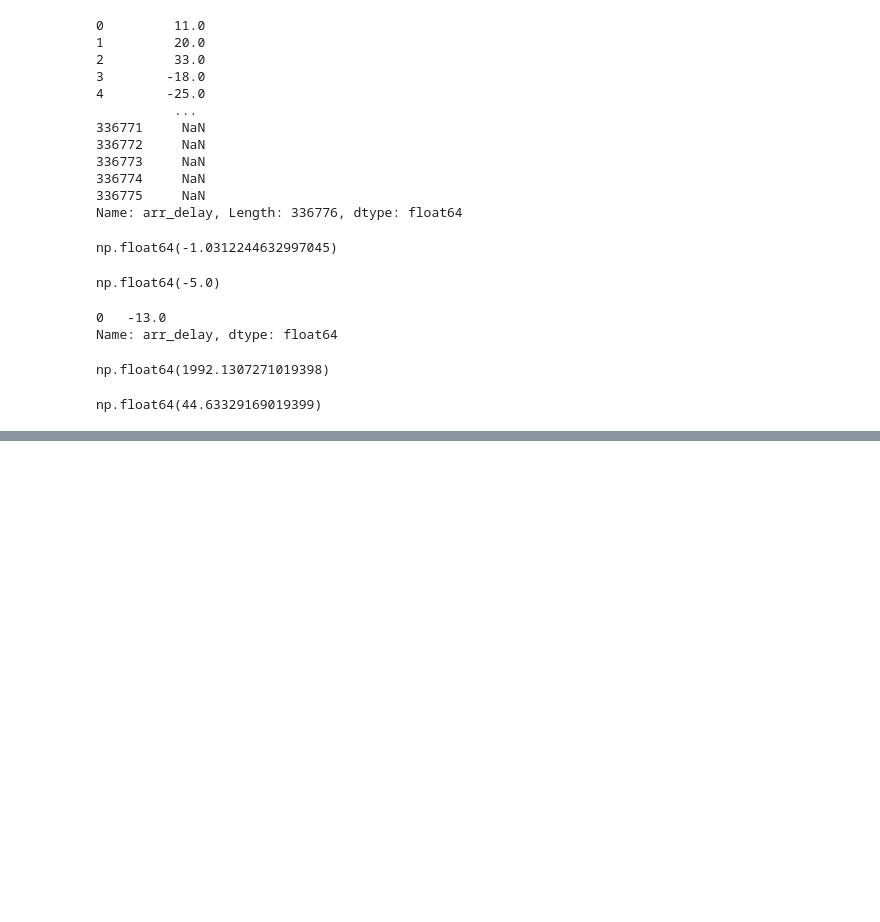
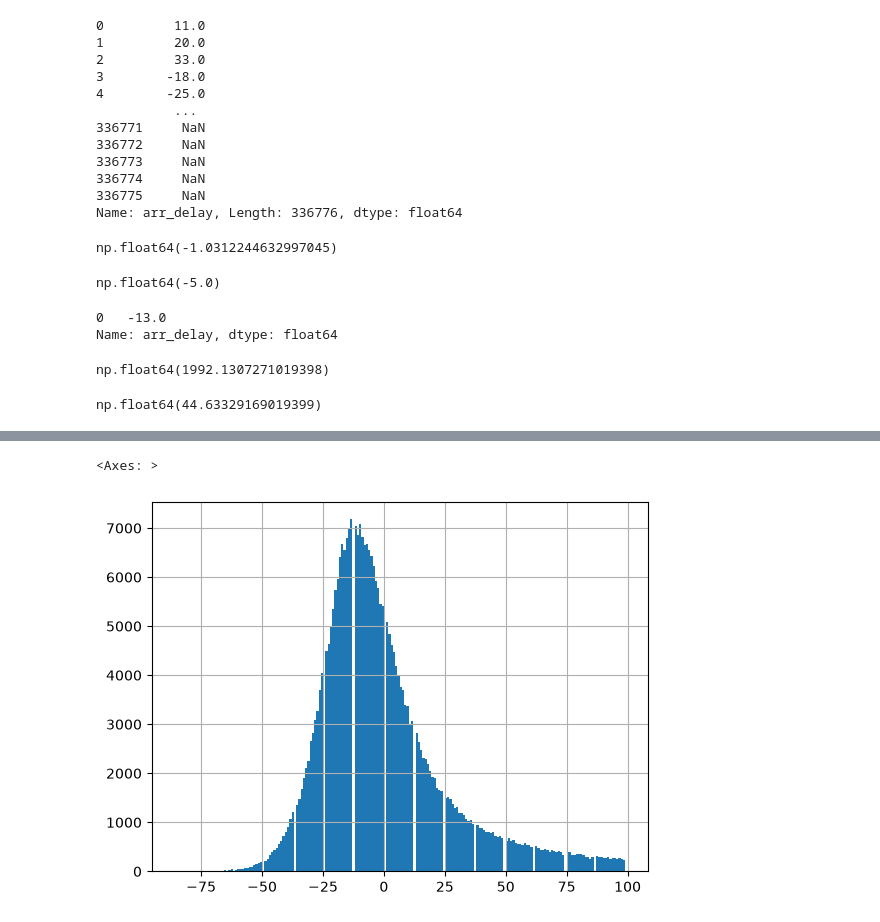
Before and after one commit to Sina-mjd/Data-Science-Learning-Journey, a Jupyter notebook: 02_Descriptive_Statistics/02_descriptive_stats.ipynb, the cells around one changed output, grey strips where cells are left out. Drawn from its saved outputs; the diff is of its cells as text; code cells hidden in the pictures; blank space fills up the shorter version.

```diff
--- a/02_Descriptive_Statistics/02_descriptive_stats.ipynb
+++ b/02_Descriptive_Statistics/02_descriptive_stats.ipynb
@@ -55,0 +66,5 @@ np.float64(44.63329169019399)
+# %%
+data['arr_delay'][data['arr_delay'] < 100].hist(bins = 200)
+# %% [output]
+<Axes: >
+[figure, added]
```
Also changed, not shown: parts of 24 cells of this notebook.
